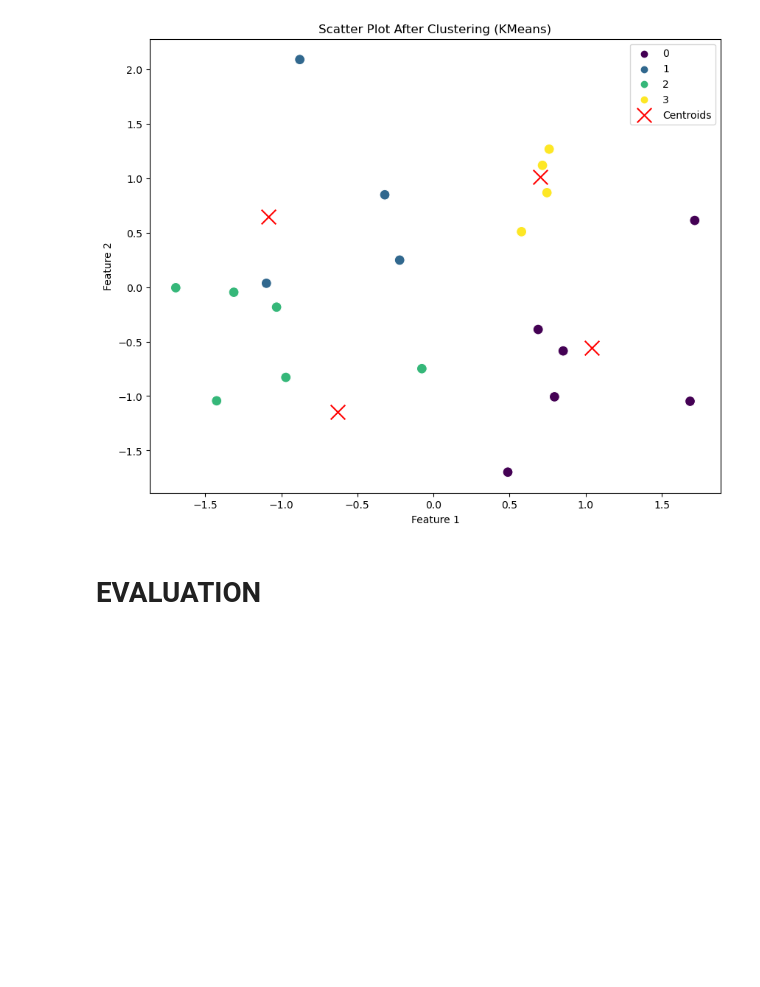
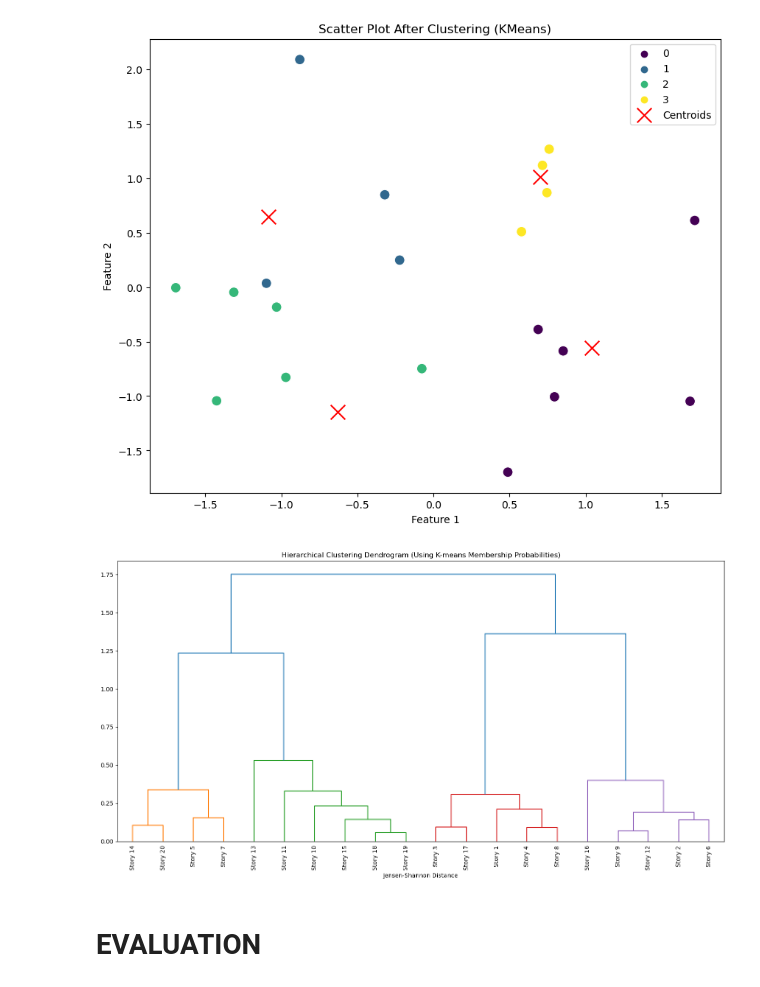
Before and after one commit to Itz-samad/Jobs-To-Be-Done-JTBD-Analysis, a Jupyter notebook: K_Means.ipynb, the cells around one changed output. Saved outputs shown, nothing was run; the diff lists cells and outputs as text; code cells hidden in the pictures; blank space fills up the shorter version.

Commit message:
update Kmeans clustering

```diff
--- a/K_Means.ipynb
+++ b/K_Means.ipynb
@@ -141,7 +143,7 @@ distortions
 # %%
 def k_means(x):
     k = 4  # Define the number of clusters
-    kmeans = KMeans(n_clusters=k, random_state=42)
+    kmeans = KMeans(n_clusters=k, n_init=10, random_state=42)
     labels = kmeans.fit_predict(x)
     return labels, kmeans
 # %% [markdown]
@@ -158,6 +160,40 @@ plt.legend()
 plt.show()
 # %% [output]
 [figure]
+# %%
+labels, kmeans= k_means(X)
+
+# Compute distances from each story to centroids
+distances = kmeans.transform(X)
+
+# Convert distances to probabilities (softmax)
+probabilities = np.exp(-distances) / np.sum(np.exp(-distances), axis=1, keepdims=True)
+
+# Step 2: Compute pairwise Jensen-Shannon divergence matrix
+n = len(X)
+distance_matrix = np.zeros((n, n))
+for i in range(n):
+    for j in range(n):
+        distance_matrix[i, j] = jensenshannon(probabilities[i], probabilities[j])
+
+# Step 3: Perform hierarchical clustering
+linkage_matrix = linkage(distance_matrix, method='ward')
+
+# Step 4: Plot dendrogram with Story_ID labels
+plt.figure(figsize=(15, 8))
+dendrogram(linkage_matrix, labels=[f"Story {i+1}" for i in range(len(X))], leaf_rotation=90, leaf_font_size=10)
+# dendrogram(
+#     Z,
+#     labels=stories.values,
+#     orientation='left',
+#     leaf_font_size=10,
+# )
+plt.title('Hierarchical Clustering Dendrogram (Using K-means Membership Probabilities)')
+plt.xlabel('Jensen-Shannon Distance')
+plt.tight_layout()
+plt.show()
+# %% [output]
+[figure, added]
 # %% [markdown]
 # EVALUATION
 # %%
```
Also changed, not shown: parts of 2 cells of this notebook.
